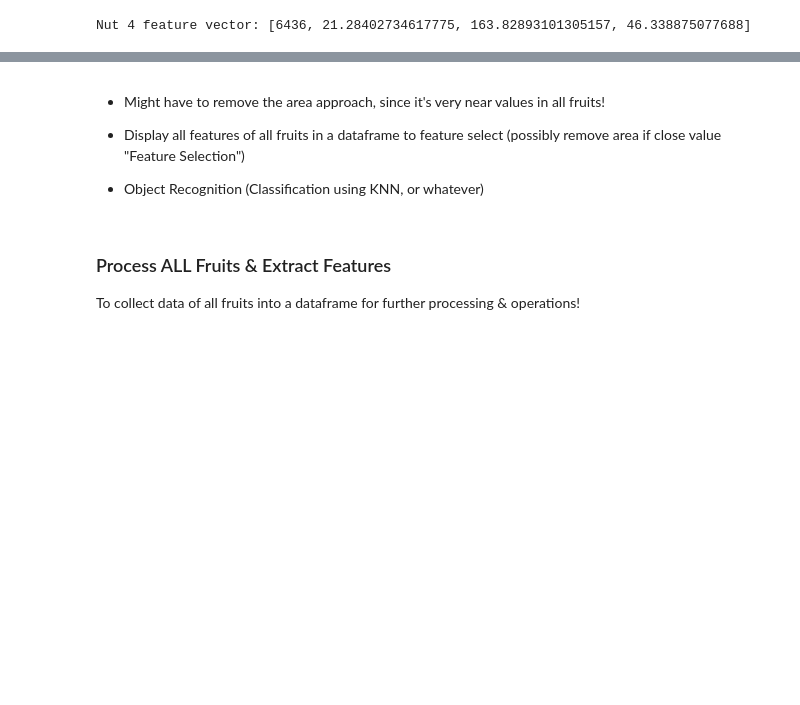
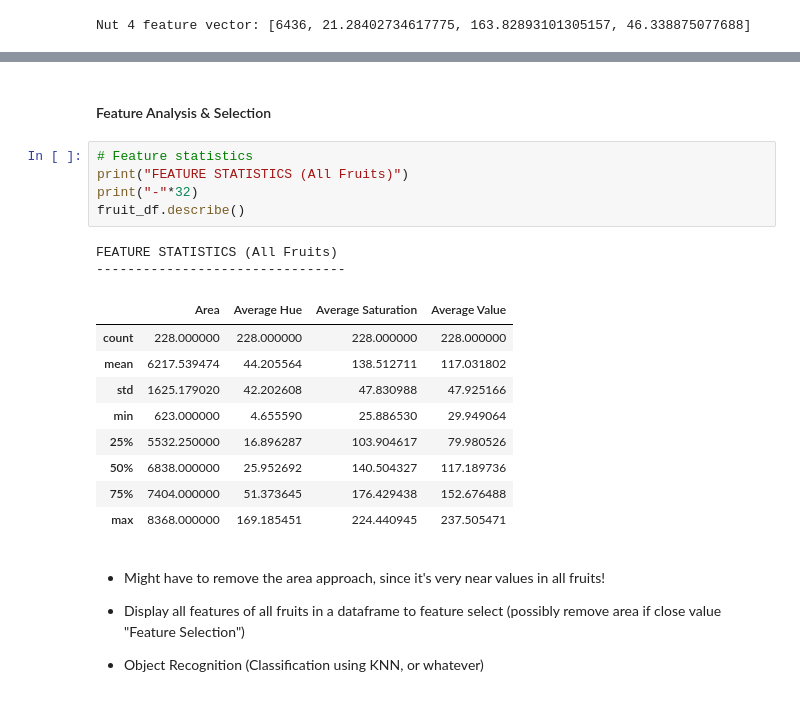
Before and after one commit to mohamedelziat50/Fruit-Recognition-MIU, a Jupyter notebook: Fruit_Recognition.ipynb, the cells around one changed output, grey strips where cells are left out. Drawn from its saved outputs; the diff is of its cells as text; blank space fills up the shorter version.

Commit message:
Slight visualization edit using the dataframe and other minor stuff

```diff
--- a/Fruit_Recognition.ipynb
+++ b/Fruit_Recognition.ipynb
@@ -611,8 +667,24 @@ Nut 4 feature vector: [6436, 21.28402734617775, 163.82893101305157, 46.338875077
+# %% [markdown]
+#### Feature Analysis & Selection
+# %%
+# Feature statistics
+print("FEATURE STATISTICS (All Fruits)")
+print("-"*32)
+fruit_df.describe()
+# %% [output]
+FEATURE STATISTICS (All Fruits)
+--------------------------------
+|  | Area | Average Hue | Average Saturation | Average Value |
+| count | 228.000000 | 228.000000 | 228.000000 | 228.000000 |
+| mean | 6217.539474 | 44.205564 | 138.512711 | 117.031802 |
+| std | 1625.179020 | 42.202608 | 47.830988 | 47.925166 |
+| min | 623.000000 | 4.655590 | 25.886530 | 29.949064 |
+| 25% | 5532.250000 | 16.896287 | 103.904617 | 79.980526 |
+| 50% | 6838.000000 | 25.952692 | 140.504327 | 117.189736 |
+| 75% | 7404.000000 | 51.373645 | 176.429438 | 152.676488 |
+| max | 8368.000000 | 169.185451 | 224.440945 | 237.505471 |
 # %% [markdown]
 - Might have to remove the area approach, since it's very near values in all fruits!
 
 - Display all features of all fruits in a dataframe to feature select (possibly remove area if close value "Feature Selection")
 - Object Recognition (Classification using KNN, or whatever)
-# %% [markdown]
-### Process ALL Fruits & Extract Features
-To collect data of all fruits into a dataframe for further processing & operations!
```
Also changed, not shown: parts of 11 cells of this notebook.
